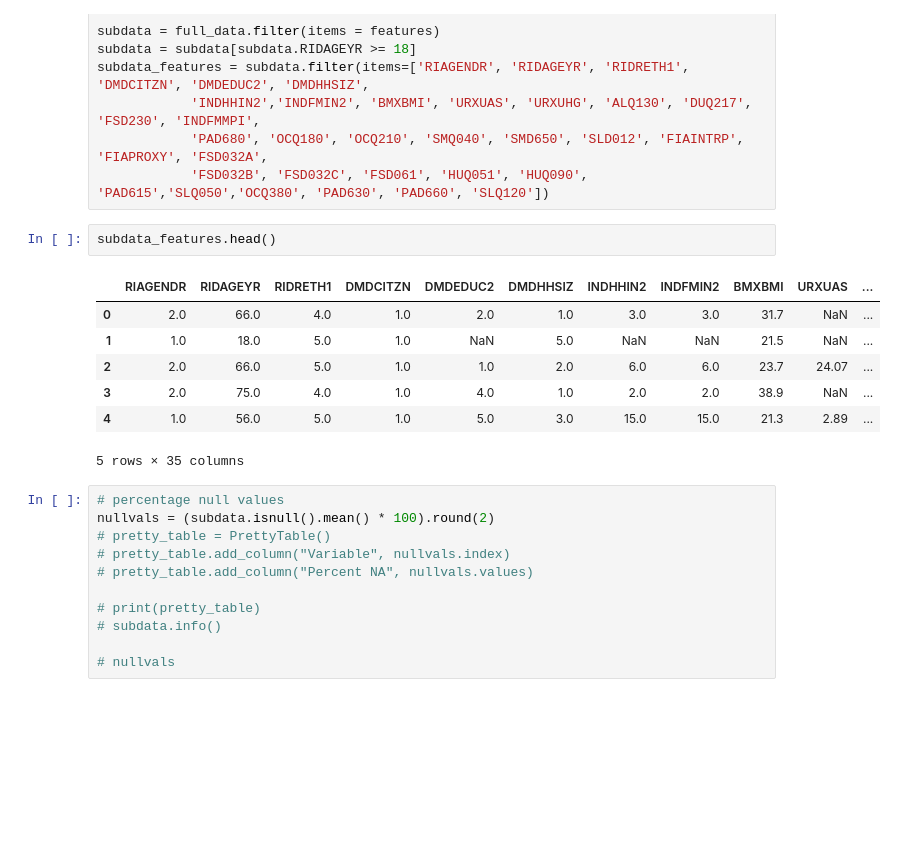
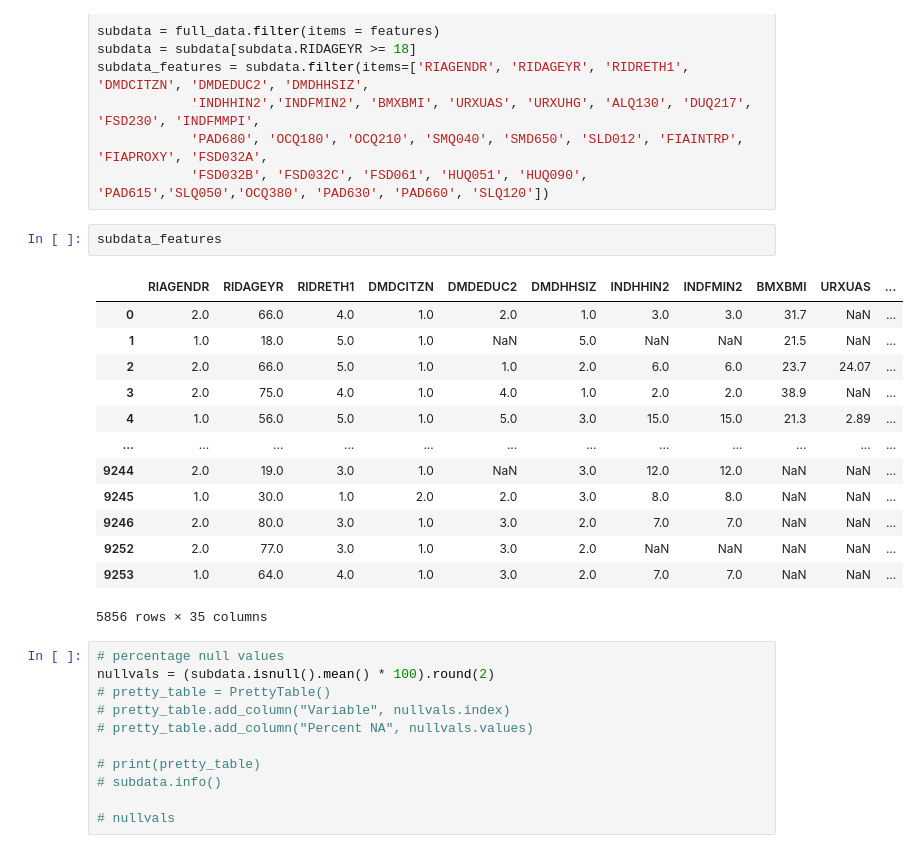
Before and after one commit to 18barbers2/causal-analysis-depression-nhanes, a Jupyter notebook: causal-notebook.ipynb, the cells around one changed output. Saved outputs shown, nothing was run; the diff lists cells and outputs as text; blank space fills up the shorter version.

```diff
--- a/causal-notebook.ipynb
+++ b/causal-notebook.ipynb
@@ -109,15 +108,21 @@ subdata_features = subdata.filter(items=['RIAGENDR', 'RIDAGEYR', 'RIDRETH1', 'DM
             'PAD680', 'OCQ180', 'OCQ210', 'SMQ040', 'SMD650', 'SLD012', 'FIAINTRP', 'FIAPROXY', 'FSD032A',
             'FSD032B', 'FSD032C', 'FSD061', 'HUQ051', 'HUQ090', 'PAD615','SLQ050','OCQ380', 'PAD630', 'PAD660', 'SLQ120'])
 # %%
-subdata_features.head()
+subdata_features
 # %% [output]
 |  | RIAGENDR | RIDAGEYR | RIDRETH1 | DMDCITZN | DMDEDUC2 | DMDHHSIZ | INDHHIN2 | INDFMIN2 | BMXBMI | URXUAS | ... |
 | 0 | 2.0 | 66.0 | 4.0 | 1.0 | 2.0 | 1.0 | 3.0 | 3.0 | 31.7 | NaN | ... |
 | 1 | 1.0 | 18.0 | 5.0 | 1.0 | NaN | 5.0 | NaN | NaN | 21.5 | NaN | ... |
 | 2 | 2.0 | 66.0 | 5.0 | 1.0 | 1.0 | 2.0 | 6.0 | 6.0 | 23.7 | 24.07 | ... |
 | 3 | 2.0 | 75.0 | 4.0 | 1.0 | 4.0 | 1.0 | 2.0 | 2.0 | 38.9 | NaN | ... |
 | 4 | 1.0 | 56.0 | 5.0 | 1.0 | 5.0 | 3.0 | 15.0 | 15.0 | 21.3 | 2.89 | ... |
+| ... | ... | ... | ... | ... | ... | ... | ... | ... | ... | ... | ... |
+| 9244 | 2.0 | 19.0 | 3.0 | 1.0 | NaN | 3.0 | 12.0 | 12.0 | NaN | NaN | ... |
+| 9245 | 1.0 | 30.0 | 1.0 | 2.0 | 2.0 | 3.0 | 8.0 | 8.0 | NaN | NaN | ... |
+| 9246 | 2.0 | 80.0 | 3.0 | 1.0 | 3.0 | 2.0 | 7.0 | 7.0 | NaN | NaN | ... |
+| 9252 | 2.0 | 77.0 | 3.0 | 1.0 | 3.0 | 2.0 | NaN | NaN | NaN | NaN | ... |
+| 9253 | 1.0 | 64.0 | 4.0 | 1.0 | 3.0 | 2.0 | 7.0 | 7.0 | NaN | NaN | ... |
-5 rows × 35 columns
+5856 rows × 35 columns
 # %%
 # percentage null values
 nullvals = (subdata.isnull().mean() * 100).round(2)
```
Also changed, not shown: parts of 22 cells of this notebook.
